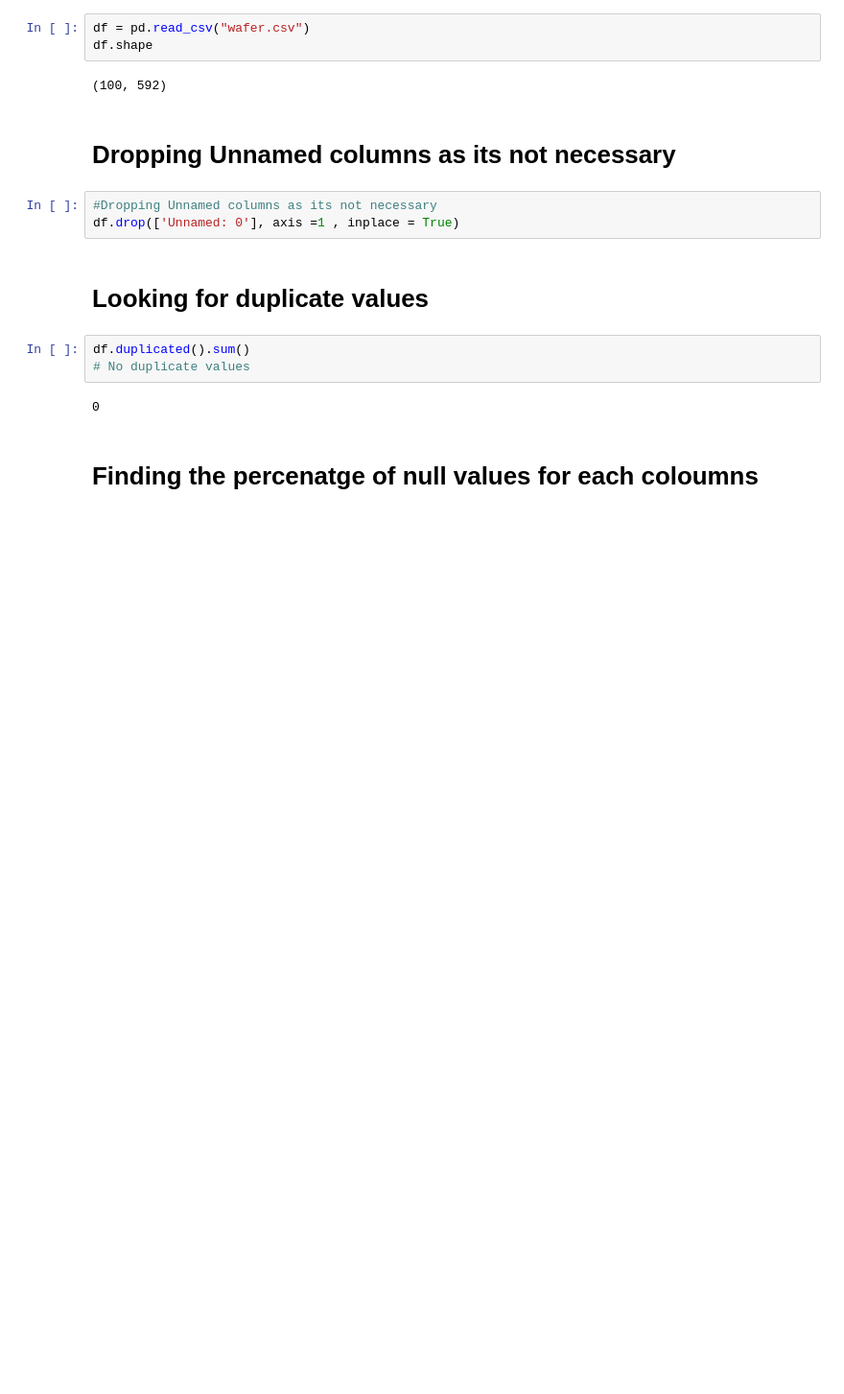
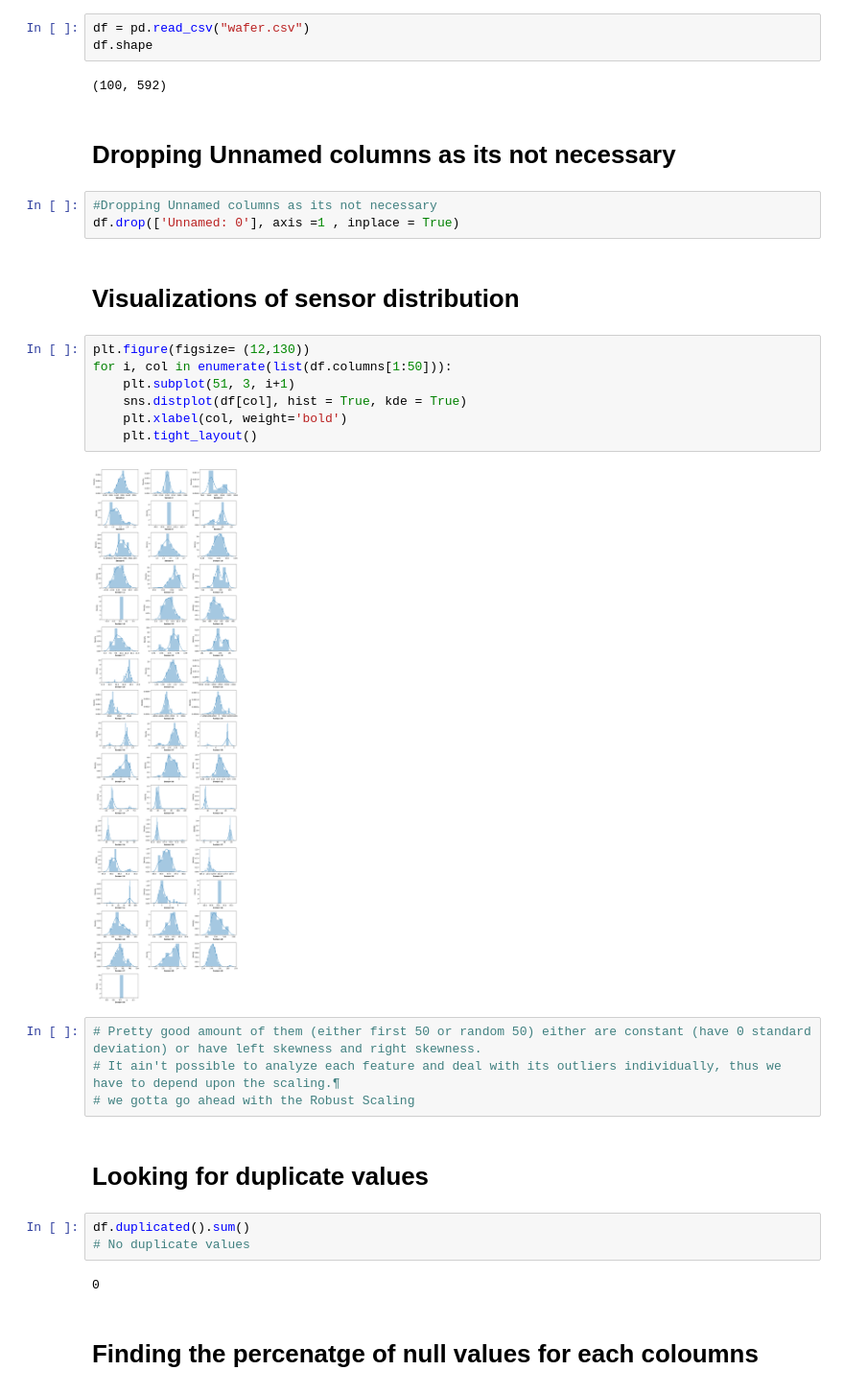
Before and after one commit to ChetanFernandes/Wafer-Fault-Detection, a Jupyter notebook: notebooks/data/EDA and Model training with SMOTE.ipynb, the cells around one changed output. Shown at 96% size. Saved outputs shown, nothing was run; the diff lists cells and outputs as text; blank space fills up the shorter version.

```diff
--- a/notebooks/data/EDA and Model training with SMOTE.ipynb
+++ b/notebooks/data/EDA and Model training with SMOTE.ipynb
@@ -16,6 +16,21 @@ df.shape
 # %%
 #Dropping Unnamed columns as its not necessary
 df.drop(['Unnamed: 0'], axis =1 , inplace = True)
+# %% [markdown]
+# Visualizations of sensor distribution
+# %%
+plt.figure(figsize= (12,130))
+for i, col in enumerate(list(df.columns[1:50])):
+    plt.subplot(51, 3, i+1)
+    sns.distplot(df[col], hist = True, kde = True)
+    plt.xlabel(col, weight='bold')
+    plt.tight_layout()
+# %% [output]
+[figure, added]
+# %%
+# Pretty good amount of them (either first 50 or random 50) either are constant (have 0 standard deviation) or have left skewness and right skewness.
+# It ain't possible to analyze each feature and deal with its outliers individually, thus we have to depend upon the scaling.¶
+# we gotta go ahead with the Robust Scaling
 # %% [markdown]
 # Looking for duplicate values
 # %%
```
Also changed, not shown: 2 other files.
